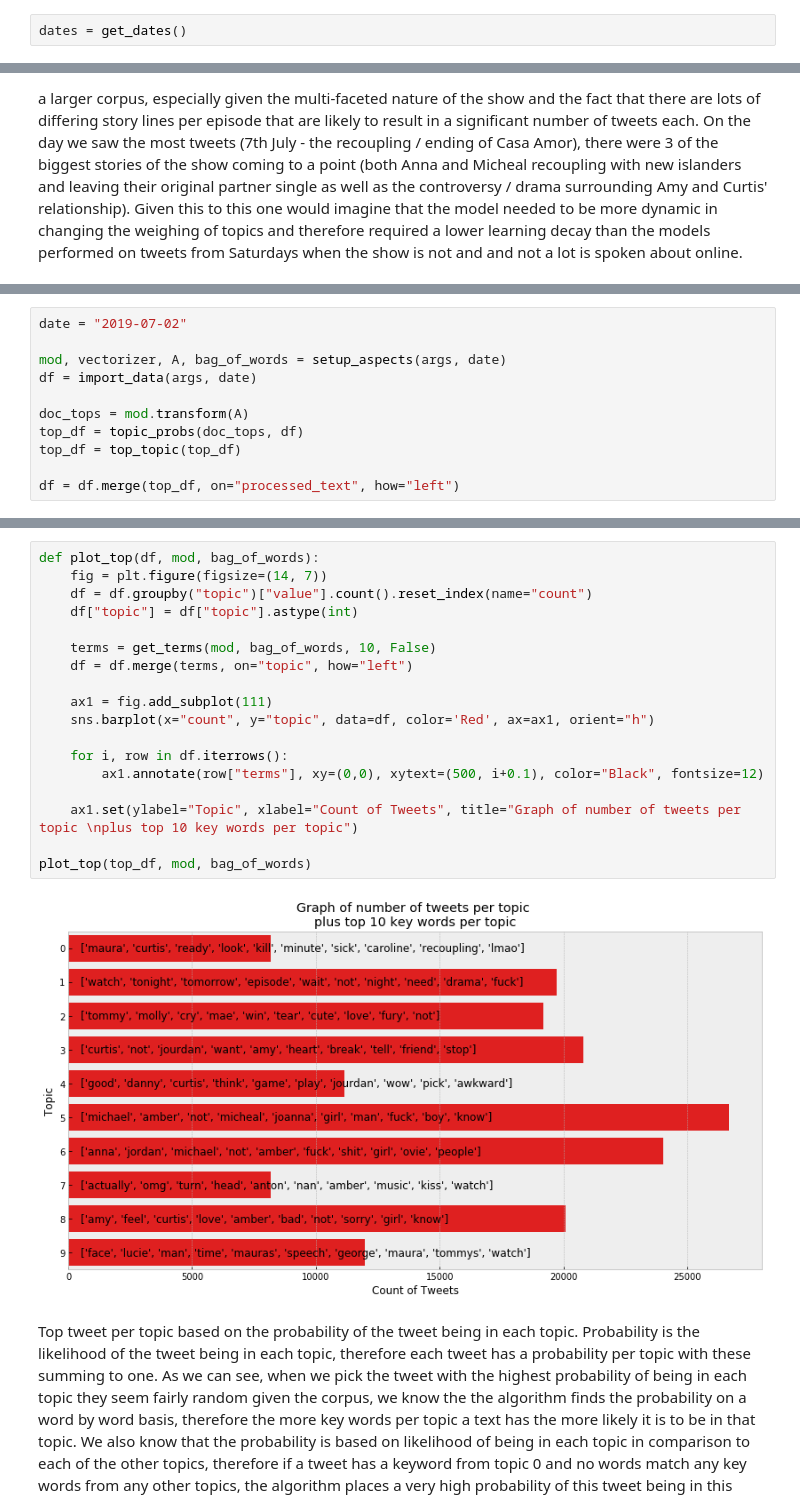
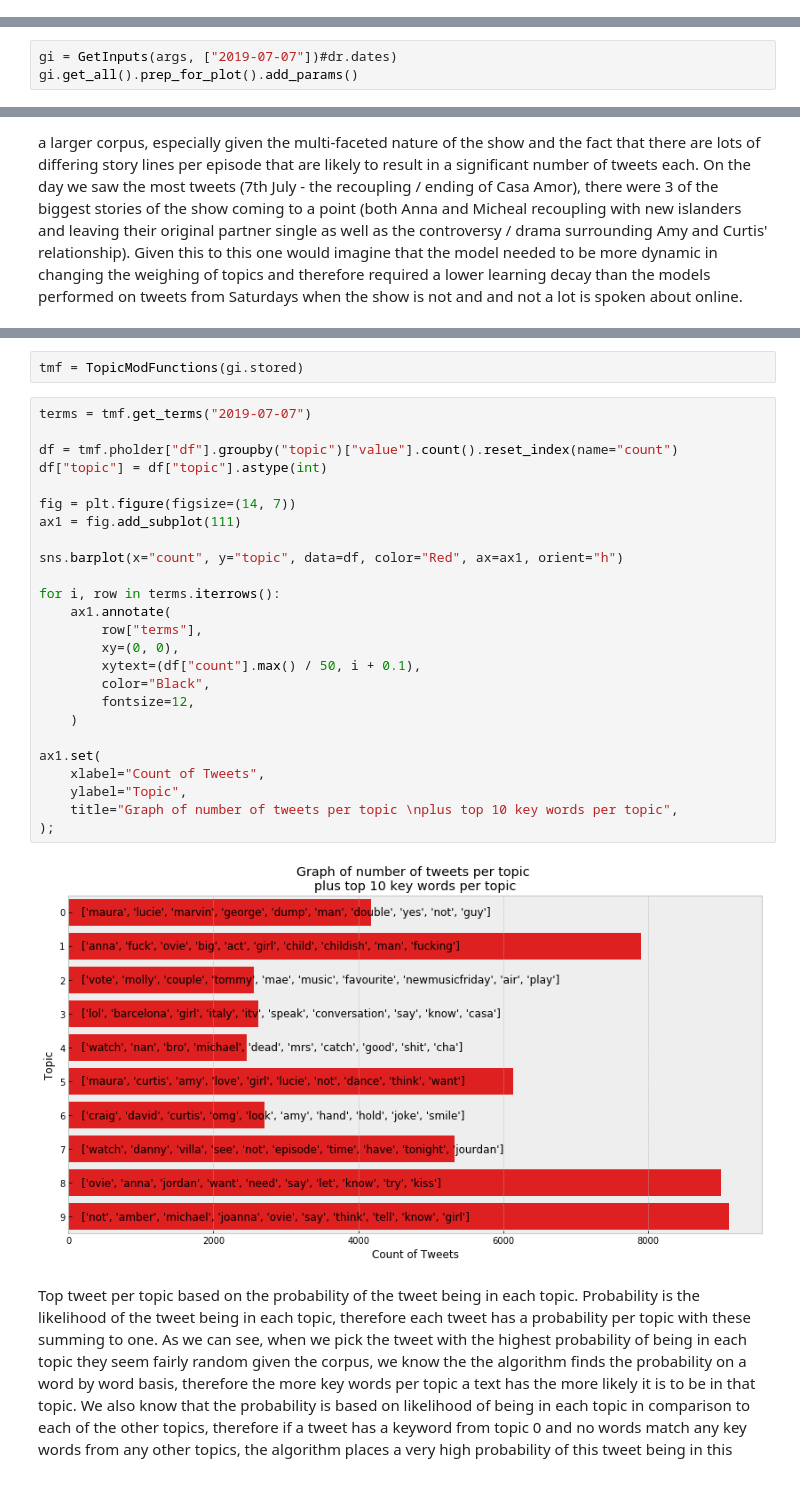
Before and after one commit to watson-sam/loveisland, a Jupyter notebook: notebooks/Topic Models.ipynb, the cells around one changed output, grey strips where cells are left out. Saved outputs shown, nothing was run; the diff lists cells and outputs as text.

```diff
--- a/notebooks/Topic Models.ipynb
+++ b/notebooks/Topic Models.ipynb
@@ -40,2 +44,0 @@ def get_dates(start_date="2019-06-24", end_date="2019-07-08"):
-# %%
-dates = get_dates()
@@ -156,0 +185,3 @@ KeyboardInterrupt:
+# %%
+gi = GetInputs(args, ["2019-07-07"])#dr.dates)
+gi.get_all().prep_for_plot().add_params()
@@ -186,11 +218,0 @@ ax1.legend(loc="center", bbox_to_anchor=(0.5, -0.3), ncol=5, title="Learning Dec
-# %%
-date = "2019-07-02"
-
-mod, vectorizer, A, bag_of_words = setup_aspects(args, date)
-df = import_data(args, date)
-
-doc_tops = mod.transform(A)
-top_df = topic_probs(doc_tops, df)
-top_df = top_topic(top_df)
-
-df = df.merge(top_df, on="processed_text", how="left")
@@ -197,23 +275,32 @@ df = df.merge(top_df, on="processed_text", how="left")
+# %%
+tmf = TopicModFunctions(gi.stored)
 # %%
-def plot_top(df, mod, bag_of_words):
-    fig = plt.figure(figsize=(14, 7))
-    df = df.groupby("topic")["value"].count().reset_index(name="count")
-    df["topic"] = df["topic"].astype(int)
+terms = tmf.get_terms("2019-07-07")
 
-    terms = get_terms(mod, bag_of_words, 10, False)
-    df = df.merge(terms, on="topic", how="left")
+df = tmf.pholder["df"].groupby("topic")["value"].count().reset_index(name="count")
+df["topic"] = df["topic"].astype(int)
 
-    ax1 = fig.add_subplot(111)
-    sns.barplot(x="count", y="topic", data=df, color='Red', ax=ax1, orient="h")
+fig = plt.figure(figsize=(14, 7))
+ax1 = fig.add_subplot(111)
 
-    for i, row in df.iterrows():
-        ax1.annotate(row["terms"], xy=(0,0), xytext=(500, i+0.1), color="Black", fontsize=12)
+sns.barplot(x="count", y="topic", data=df, color="Red", ax=ax1, orient="h")
 
-    ax1.set(ylabel="Topic", xlabel="Count of Tweets", title="Graph of number of tweets per topic \nplus top 10 key words per topic")
+for i, row in terms.iterrows():
+    ax1.annotate(
+        row["terms"],
+        xy=(0, 0),
+        xytext=(df["count"].max() / 50, i + 0.1),
+        color="Black",
+        fontsize=12,
+    )
 
-plot_top(top_df, mod, bag_of_words)
+ax1.set(
+    xlabel="Count of Tweets",
+    ylabel="Topic",
+    title="Graph of number of tweets per topic \nplus top 10 key words per topic",
+);
 # %% [output]
-[figure, old version]
+[figure, new version]
 # %% [markdown]
 Top tweet per topic based on the probability of the tweet being in each topic. Probability is the likelihood of the tweet being in each topic, therefore each tweet has a probability per topic with these summing to one. As we can see, when we pick the tweet with the highest probability of being in each topic they seem fairly random given the corpus, we know the the algorithm finds the probability on a word by word basis, therefore the more key words per topic a text has the more likely it is to be in that topic. We also know that the probability is based on likelihood of being in each topic in comparison to each of the other topics, therefore if a tweet has a keyword from topic 0 and no words match any key words from any other topics, the algorithm places a very high probability of this tweet being in this topic even though it is seemingly very random.
 
```
Also changed, not shown: parts of 22 cells of this notebook, 9 other files.
